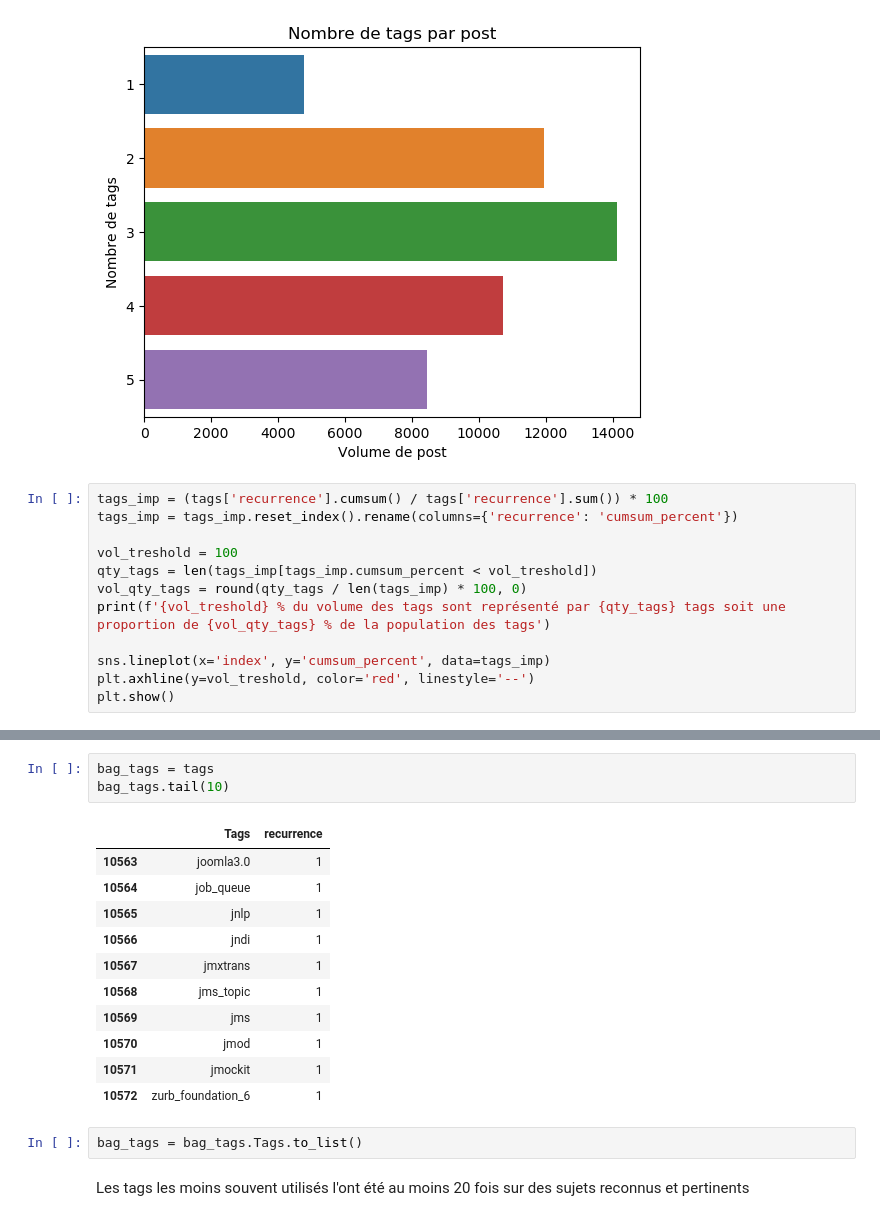
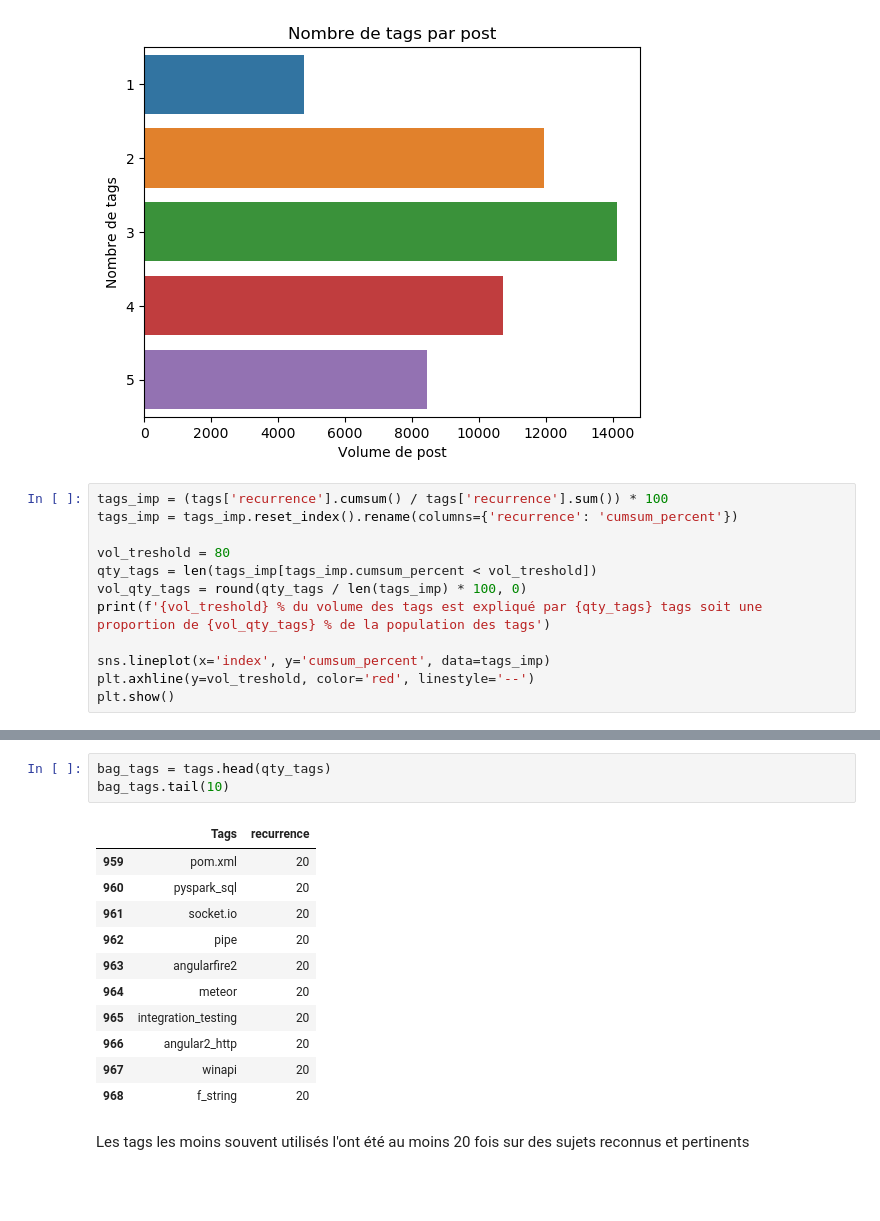
Before and after one commit to Adrian1903/Categorisez-automatiquement-des-questions, a Jupyter notebook: dev/02_nettoyage.ipynb, the cells around one changed output, grey strips where cells are left out. Cells and saved outputs as stored; diff of their text form; blank space fills up the shorter version.

```diff
--- a/dev/02_nettoyage.ipynb
+++ b/dev/02_nettoyage.ipynb
@@ -142,10 +143,10 @@ plt.savefig('img/img_tags_count.png',
 tags_imp = (tags['recurrence'].cumsum() / tags['recurrence'].sum()) * 100
 tags_imp = tags_imp.reset_index().rename(columns={'recurrence': 'cumsum_percent'})
 
-vol_treshold = 100
+vol_treshold = 80
 qty_tags = len(tags_imp[tags_imp.cumsum_percent < vol_treshold])
 vol_qty_tags = round(qty_tags / len(tags_imp) * 100, 0)
-print(f'{vol_treshold} % du volume des tags sont représenté par {qty_tags} tags soit une proportion de {vol_qty_tags} % de la population des tags')
+print(f'{vol_treshold} % du volume des tags est expliqué par {qty_tags} tags soit une proportion de {vol_qty_tags} % de la population des tags')
 
 sns.lineplot(x='index', y='cumsum_percent', data=tags_imp)
 plt.axhline(y=vol_treshold, color='red', linestyle='--')
@@ -156,19 +157,17 @@ plt.show()
 # %%
-bag_tags = tags
+bag_tags = tags.head(qty_tags)
 bag_tags.tail(10)
 # %% [output]
 |  | Tags | recurrence |
-| 10563 | joomla3.0 | 1 |
-| 10564 | job_queue | 1 |
-| 10565 | jnlp | 1 |
-| 10566 | jndi | 1 |
-| 10567 | jmxtrans | 1 |
-| 10568 | jms_topic | 1 |
-| 10569 | jms | 1 |
-| 10570 | jmod | 1 |
-| 10571 | jmockit | 1 |
-| 10572 | zurb_foundation_6 | 1 |
+| 959 | pom.xml | 20 |
+| 960 | pyspark_sql | 20 |
+| 961 | socket.io | 20 |
+| 962 | pipe | 20 |
+| 963 | angularfire2 | 20 |
+| 964 | meteor | 20 |
+| 965 | integration_testing | 20 |
+| 966 | angular2_http | 20 |
+| 967 | winapi | 20 |
+| 968 | f_string | 20 |
-# %%
-bag_tags = bag_tags.Tags.to_list()
 # %% [markdown]
 Les tags les moins souvent utilisés l'ont été au moins 20 fois sur des sujets reconnus et pertinents
```
Also changed, not shown: parts of 51 cells of this notebook.
